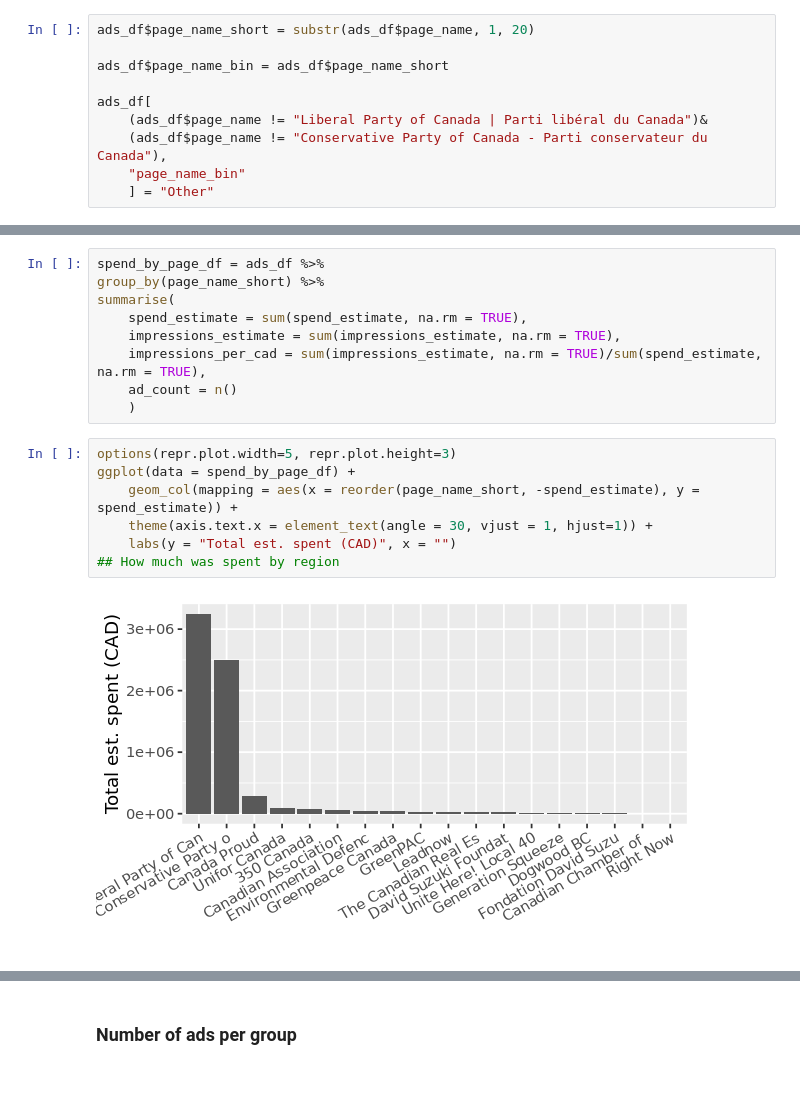
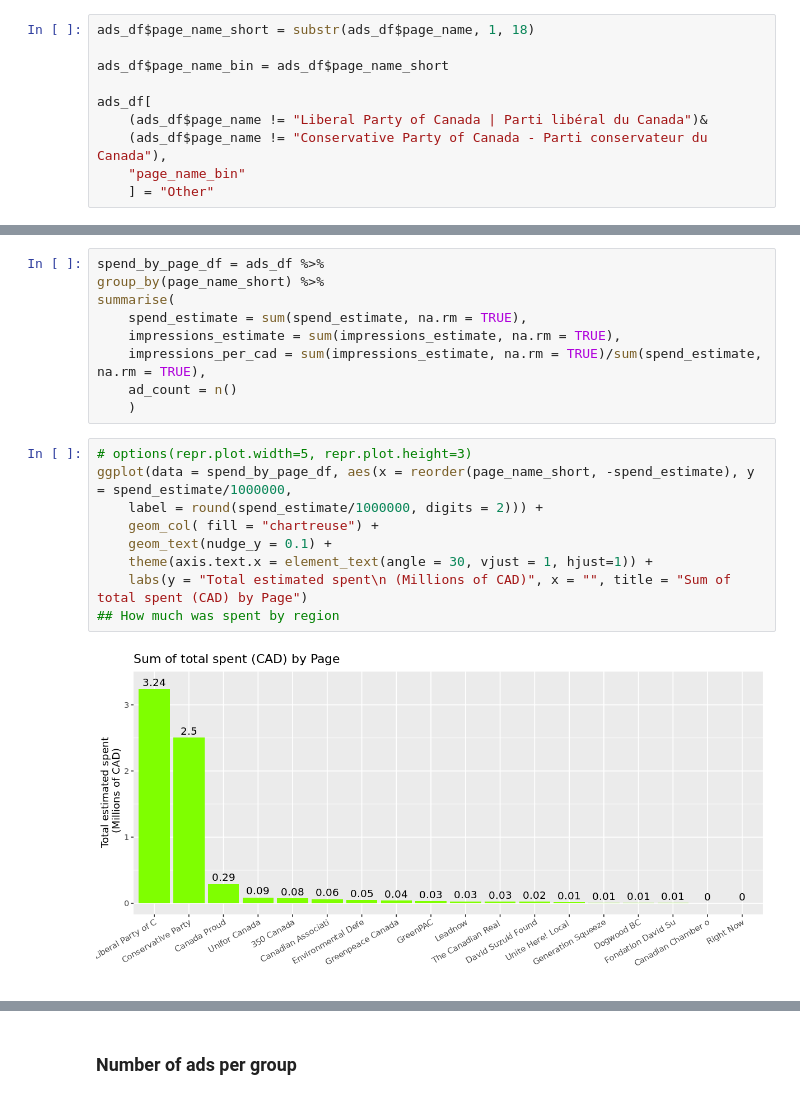
Before and after one commit to atiagosoares/ads_archive, a Jupyter notebook: analisys.ipynb, the cells around one changed output, grey strips where cells are left out. Cells and saved outputs as stored; diff of their text form.

Commit message:
improvement in visualizations

```diff
--- a/analisys.ipynb
+++ b/analisys.ipynb
@@ -20,7 +10,7 @@ dbr_df = as_tibble(read.csv('data/delivery_by_region.csv', stringsAsFactors = FA
 ads_df$spend_estimate = (ads_df$spend_lower_bound + ads_df$spend_upper_bound)/2
 ads_df$impressions_estimate = (ads_df$impressions_lower_bound + ads_df$impressions_upper_bound)/2
 # %%
-ads_df$page_name_short = substr(ads_df$page_name, 1, 20)
+ads_df$page_name_short = substr(ads_df$page_name, 1, 18)
 
 ads_df$page_name_bin = ads_df$page_name_short
 
@@ -47,11 +50,13 @@ summarise(
     ad_count = n()
     )
 # %%
-options(repr.plot.width=5, repr.plot.height=3)
-ggplot(data = spend_by_page_df) +
-    geom_col(mapping = aes(x = reorder(page_name_short, -spend_estimate), y = spend_estimate)) +
+# options(repr.plot.width=5, repr.plot.height=3)
+ggplot(data = spend_by_page_df, aes(x = reorder(page_name_short, -spend_estimate), y = spend_estimate/1000000,
+    label = round(spend_estimate/1000000, digits = 2))) +
+    geom_col( fill = "chartreuse") +
+    geom_text(nudge_y = 0.1) +
     theme(axis.text.x = element_text(angle = 30, vjust = 1, hjust=1)) +
-    labs(y = "Total est. spent (CAD)", x = "")
+    labs(y = "Total estimated spent\n (Millions of CAD)", x = "", title = "Sum of total spent (CAD) by Page")
 ## How much was spent by region
 # %% [output]
-[figure, old version]
+[figure, new version]
```
Also changed, not shown: parts of 21 cells of this notebook.
